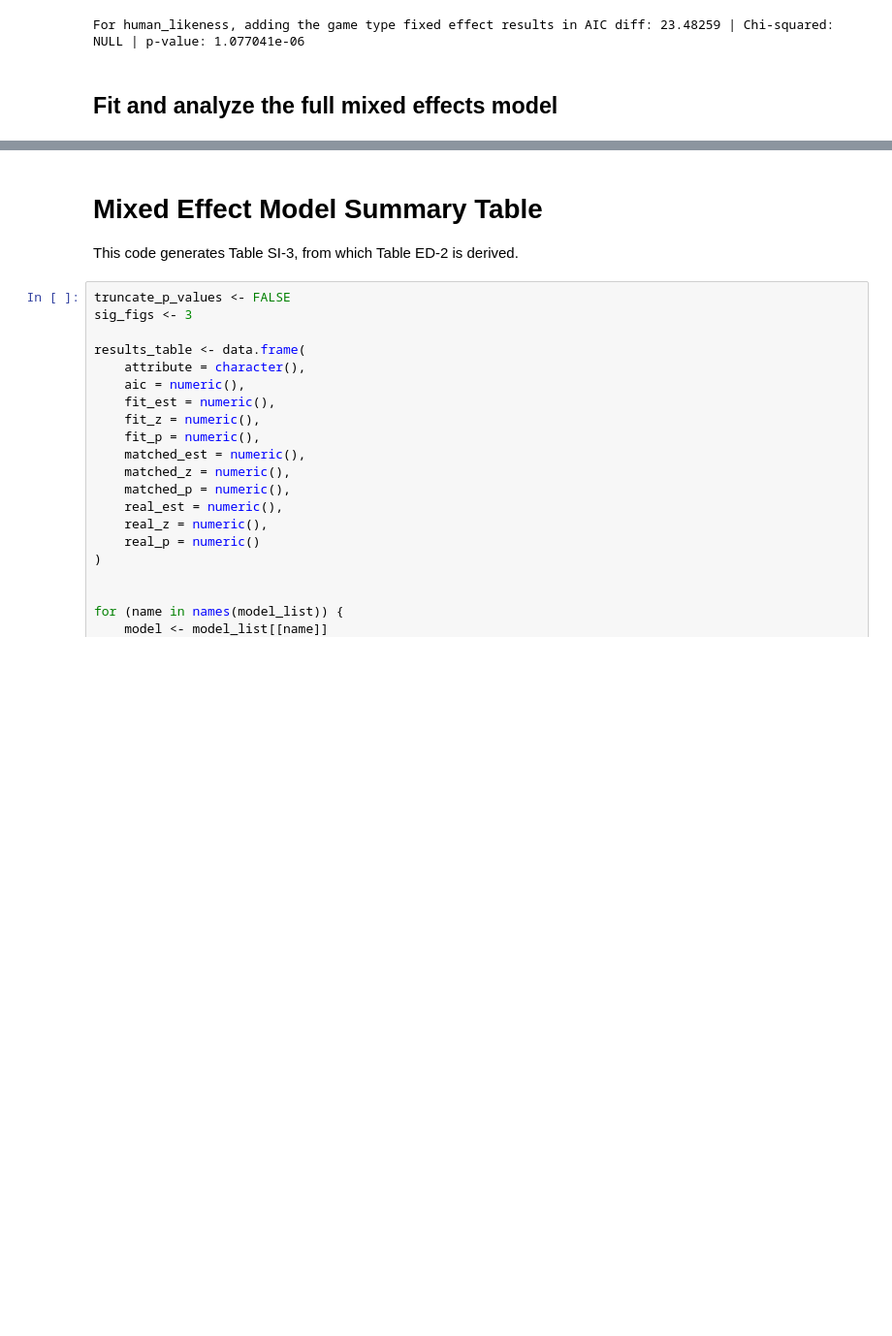
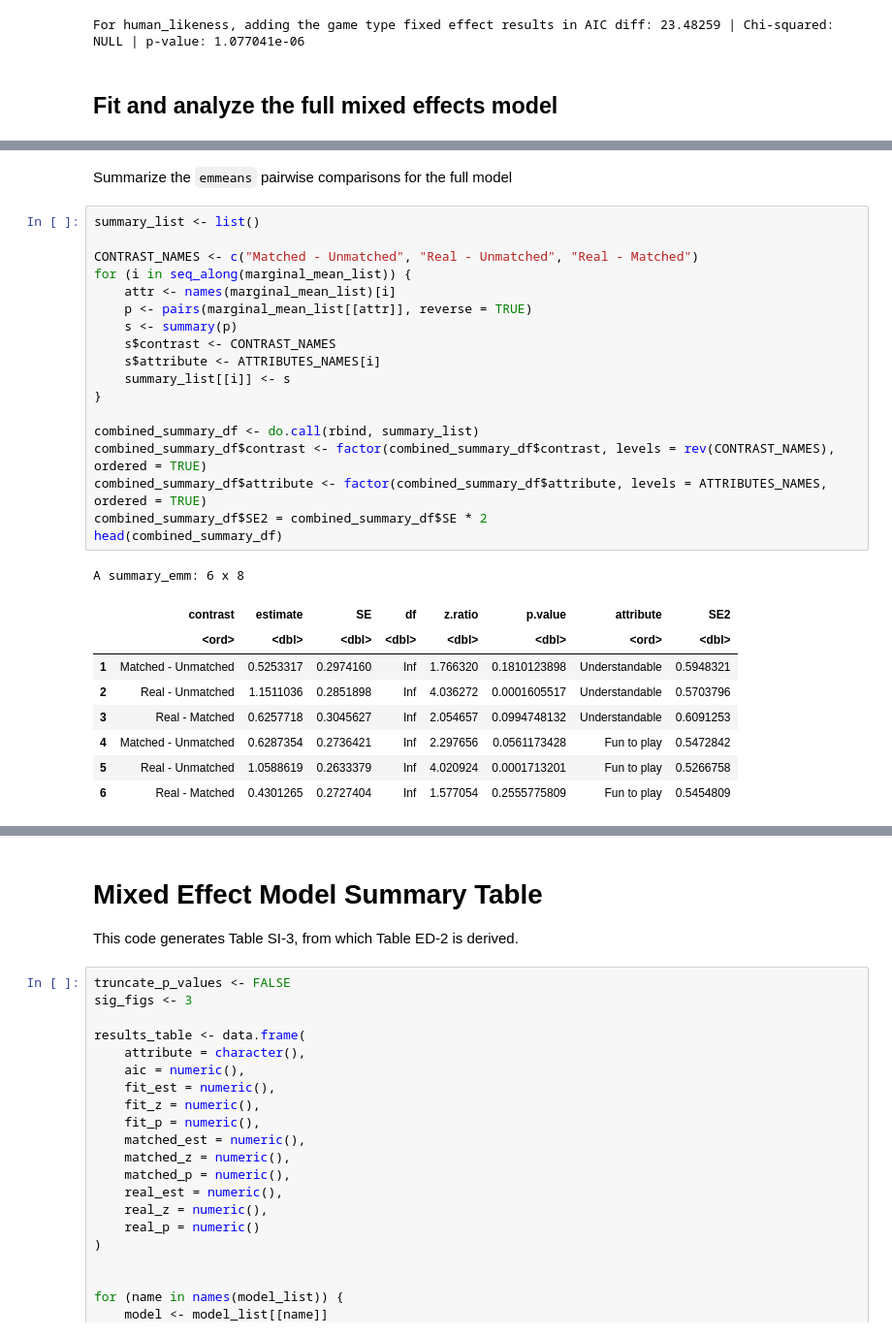
Before and after one commit to guydav/goals-as-reward-producing-programs, a Jupyter notebook: reproduction_notebooks/human_evaluations_mixed_models.ipynb, the cells around one changed output, grey strips where cells are left out. Shown: that part at 97% size. Cells and saved outputs as stored; diff of their text form; blank space fills up the shorter version.

```diff
--- a/reproduction_notebooks/human_evaluations_mixed_models.ipynb
+++ b/reproduction_notebooks/human_evaluations_mixed_models.ipynb
@@ -305,0 +353,30 @@ Warning message:
+# %% [markdown]
+Summarize the `emmeans` pairwise comparisons for the full model
+# %%
+summary_list <- list()
+
+CONTRAST_NAMES <- c("Matched - Unmatched", "Real - Unmatched", "Real - Matched")
+for (i in seq_along(marginal_mean_list)) {
+    attr <- names(marginal_mean_list)[i]
+    p <- pairs(marginal_mean_list[[attr]], reverse = TRUE)
+    s <- summary(p)
+    s$contrast <- CONTRAST_NAMES
+    s$attribute <- ATTRIBUTES_NAMES[i]
+    summary_list[[i]] <- s
+}
+
+combined_summary_df <- do.call(rbind, summary_list)
+combined_summary_df$contrast <- factor(combined_summary_df$contrast, levels = rev(CONTRAST_NAMES), ordered = TRUE)
+combined_summary_df$attribute <- factor(combined_summary_df$attribute, levels = ATTRIBUTES_NAMES, ordered = TRUE)
+combined_summary_df$SE2 = combined_summary_df$SE * 2
+head(combined_summary_df)
+# %% [output]
+A summary_emm: 6 x 8
+|  | contrast | estimate | SE | df | z.ratio | p.value | attribute | SE2 |
+|  | <ord> | <dbl> | <dbl> | <dbl> | <dbl> | <dbl> | <ord> | <dbl> |
+| 1 | Matched - Unmatched | 0.5253317 | 0.2974160 | Inf | 1.766320 | 0.1810123898 | Understandable | 0.5948321 |
+| 2 | Real - Unmatched | 1.1511036 | 0.2851898 | Inf | 4.036272 | 0.0001605517 | Understandable | 0.5703796 |
+| 3 | Real - Matched | 0.6257718 | 0.3045627 | Inf | 2.054657 | 0.0994748132 | Understandable | 0.6091253 |
+| 4 | Matched - Unmatched | 0.6287354 | 0.2736421 | Inf | 2.297656 | 0.0561173428 | Fun to play | 0.5472842 |
+| 5 | Real - Unmatched | 1.0588619 | 0.2633379 | Inf | 4.020924 | 0.0001713201 | Fun to play | 0.5266758 |
+| 6 | Real - Matched | 0.4301265 | 0.2727404 | Inf | 1.577054 | 0.2555775809 | Fun to play | 0.5454809 |
```
Also changed, not shown: parts of 10 cells of this notebook, 3 other files.
